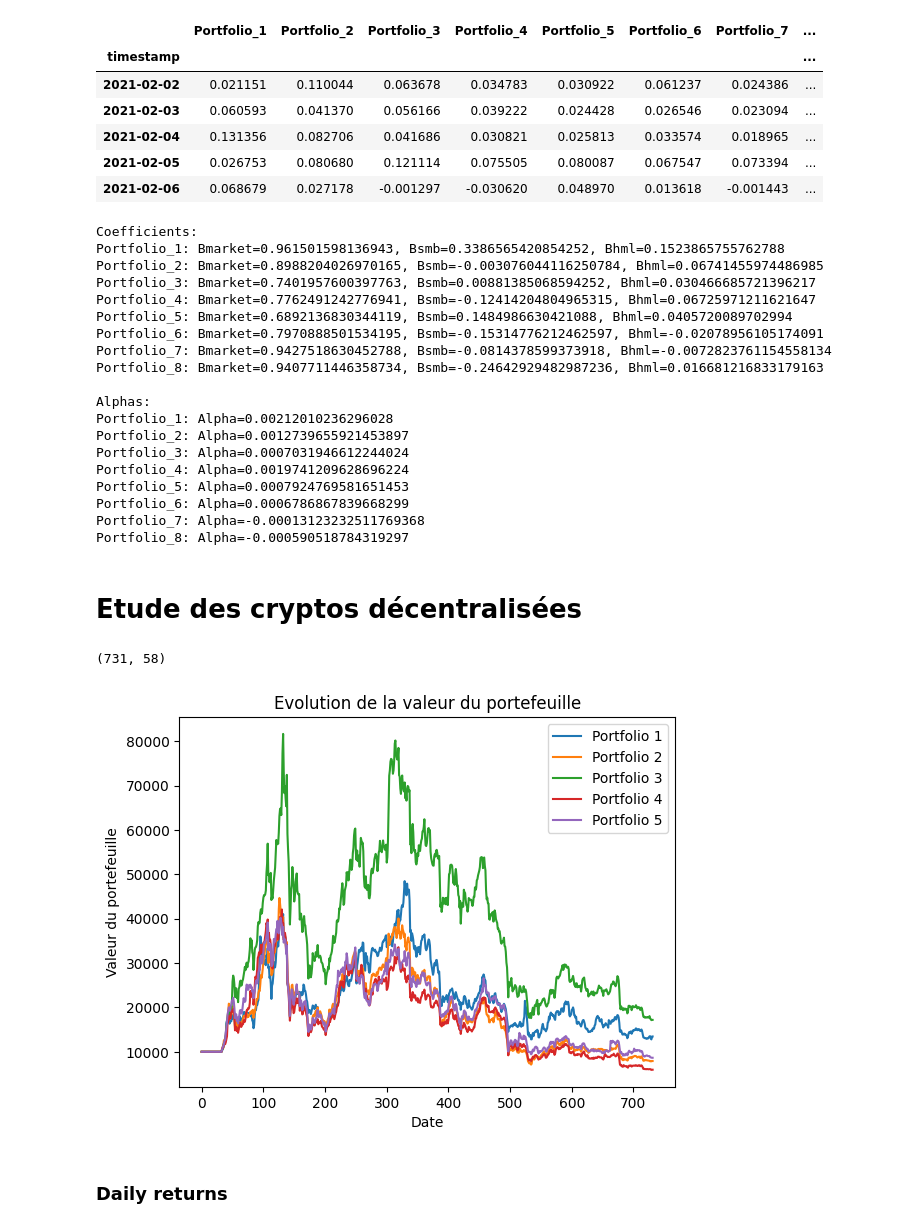
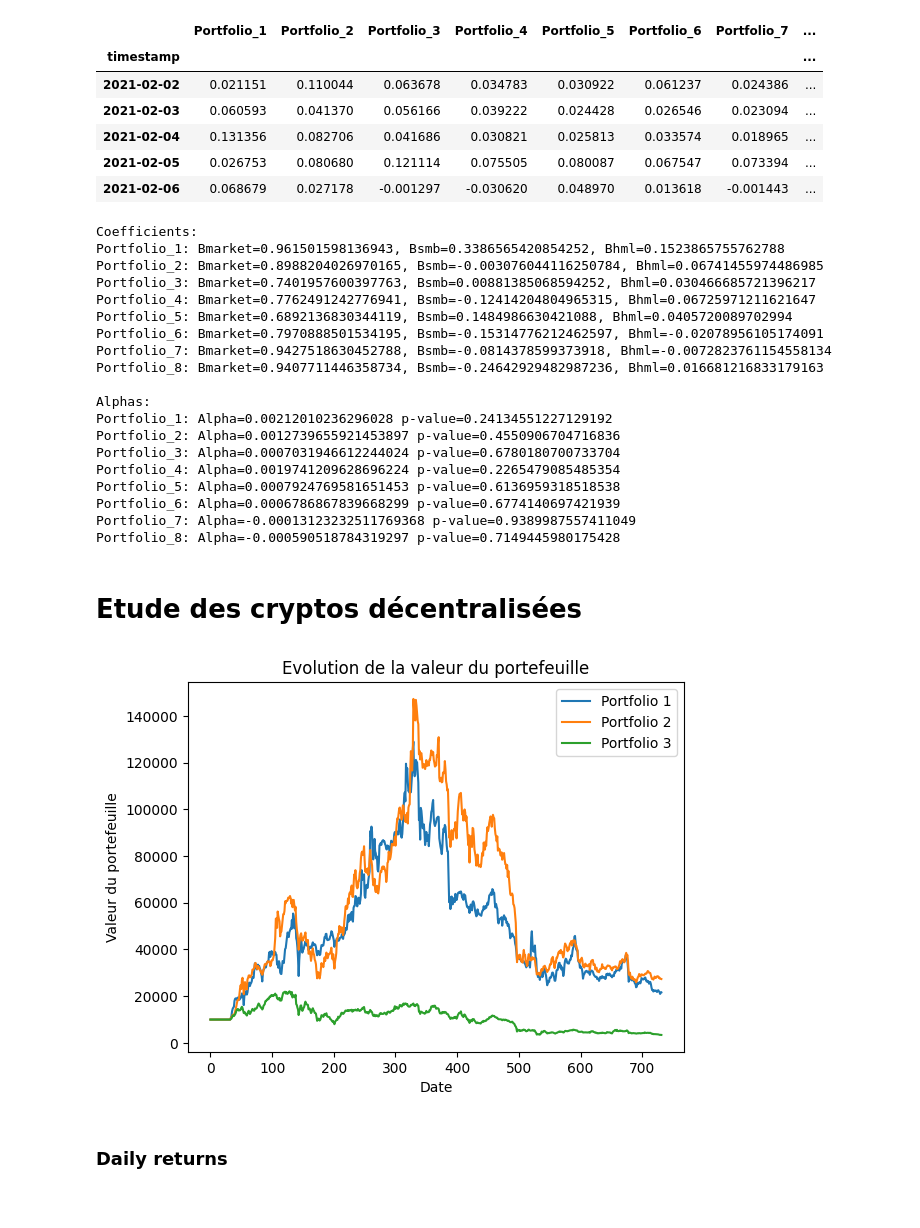
Before and after one commit to meretaensimag/new_momentum, a Jupyter notebook: final_notebook.ipynb, the cells around one changed output. Drawn from its saved outputs; the diff is of its cells as text; code cells hidden in the pictures.

```diff
--- a/final_notebook.ipynb
+++ b/final_notebook.ipynb
@@ -444,7 +523,7 @@ for crypto in crypto_prices.columns:
 
 # on fait pareil pour les cryptomonnaies décentralisées
 decentralized_df = pd.DataFrame()
-decentralized_crypto_names = exchange_info[exchange_info['DeX'] == False]['Unnamed: 0'].values
+decentralized_crypto_names = exchange_info[exchange_info['DeX'] == True]['Unnamed: 0'].values
 for crypto in crypto_prices.columns:
     if crypto in decentralized_crypto_names:
         decentralized_df[crypto] = crypto_prices[crypto]
@@ -1084,6 +1179,7 @@ X = sm.add_constant(X)
 # Select each portfolio as a dependent variable and perform OLS regression
 coefficients = {}
 alphas = {}
+alpha_pvalues = {}
 
 for portfolio in y.columns:
     # Select the current portfolio as the dependent variable
@@ -1100,10 +1196,13 @@ for portfolio in y.columns:
 
     # Get the alpha (intercept)
     alpha = results.params['const']
+    #get the p-value for the alpha coefficient
+    alpha_pvalue = results.pvalues[0]
 
     # Store coefficients and alpha in dictionaries
     coefficients[portfolio] = {'Bmarket': Bmarket, 'Bsmb': Bsmb, 'Bhml': Bhml}
     alphas[portfolio] = alpha
+    alpha_pvalues[portfolio] = alpha_pvalue
 
 # Print the coefficients and alphas for each portfolio
 print("Coefficients:")
@@ -1112,7 +1211,7 @@ for portfolio, coeffs in coefficients.items():
 
 print("\nAlphas:")
 for portfolio, alpha in alphas.items():
-    print(f"{portfolio}: Alpha={alpha}")
+    print(f"{portfolio}: Alpha={alpha} p-value={alpha_pvalues[portfolio]}")
 # %% [output]
 Coefficients:
 Portfolio_1: Bmarket=0.961501598136943, Bsmb=0.3386565420854252, Bhml=0.1523865755762788
@@ -1125,38 +1224,32 @@ Portfolio_7: Bmarket=0.9427518630452788, Bsmb=-0.0814378599373918, Bhml=-0.00728
 Portfolio_8: Bmarket=0.9407711446358734, Bsmb=-0.24642929482987236, Bhml=0.016681216833179163
 
 Alphas:
-Portfolio_1: Alpha=0.00212010236296028
-Portfolio_2: Alpha=0.0012739655921453897
-Portfolio_3: Alpha=0.0007031946612244024
-Portfolio_4: Alpha=0.0019741209628696224
-Portfolio_5: Alpha=0.0007924769581651453
-Portfolio_6: Alpha=0.0006786867839668299
-Portfolio_7: Alpha=-0.00013123232511769368
-Portfolio_8: Alpha=-0.000590518784319297
+Portfolio_1: Alpha=0.00212010236296028 p-value=0.24134551227129192
+Portfolio_2: Alpha=0.0012739655921453897 p-value=0.4550906704716836
+Portfolio_3: Alpha=0.0007031946612244024 p-value=0.6780180700733704
+Portfolio_4: Alpha=0.0019741209628696224 p-value=0.2265479085485354
+Portfolio_5: Alpha=0.0007924769581651453 p-value=0.6136959318518538
+Portfolio_6: Alpha=0.0006786867839668299 p-value=0.6774140697421939
+Portfolio_7: Alpha=-0.00013123232511769368 p-value=0.9389987557411049
+Portfolio_8: Alpha=-0.000590518784319297 p-value=0.7149445980175428
 # %% [markdown]
 # Etude des cryptos décentralisées
 # %%
-portfolio_1_5_decentralized = get_portfolio_compo(decentralized_df, rebalancing_dates, portfolio_index=5, horizon=15)
-premier_portefeuille_decentralise = compute_portfolio_values(decentralized_df, portfolio_1_5_decentralized, rebalancing_dates, portfolio_index=1, horizon=15, initial_value=initial_portfolio_value)
-deuxieme_portefeuille_decentralise = compute_portfolio_values(decentralized_df, portfolio_1_5_decentralized, rebalancing_dates, portfolio_index=2, horizon=15, initial_value=initial_portfolio_value)
-troisieme_portefeuille_decentralise = compute_portfolio_values(decentralized_df, portfolio_1_5_decentralized, rebalancing_dates, portfolio_index=3, horizon=15, initial_value=initial_portfolio_value)
-quatrieme_portefeuille_decentralise = compute_portfolio_values(decentralized_df, portfolio_1_5_decentralized, rebalancing_dates, portfolio_index=4, horizon=15, initial_value=initial_portfolio_value)
-cinquieme_portefeuille_decentralise = compute_portfolio_values(decentralized_df, portfolio_1_5_decentralized, rebalancing_dates, portfolio_index=5, horizon=15, initial_value=initial_portfolio_value)
+portfolio_1_3_decentralized = get_portfolio_compo(decentralized_df, rebalancing_dates, portfolio_index=3, horizon=15)
+premier_portefeuille_decentralise = compute_portfolio_values(decentralized_df, portfolio_1_3_decentralized, rebalancing_dates, portfolio_index=1, horizon=15, initial_value=initial_portfolio_value)
+deuxieme_portefeuille_decentralise = compute_portfolio_values(decentralized_df, portfolio_1_3_decentralized, rebalancing_dates, portfolio_index=2, horizon=15, initial_value=initial_portfolio_value)
+troisieme_portefeuille_decentralise = compute_portfolio_values(decentralized_df, portfolio_1_3_decentralized, rebalancing_dates, portfolio_index=3, horizon=15, initial_value=initial_portfolio_value)
-# %% [output]
-(731, 58)
 # %%
 #on plot les 5 portefeuille
 plt.plot(premier_portefeuille_decentralise, label="Portfolio 1")
 plt.plot(deuxieme_portefeuille_decentralise, label="Portfolio 2")
 plt.plot(troisieme_portefeuille_decentralise, label="Portfolio 3")
-plt.plot(quatrieme_portefeuille_decentralise, label="Portfolio 4")
-plt.plot(cinquieme_portefeuille_decentralise, label="Portfolio 5")
 plt.title('Evolution de la valeur du portefeuille')
 plt.xlabel('Date')
 plt.ylabel('Valeur du portefeuille')
 plt.legend()
 plt.show()
 # %% [output]
-[figure, old version]
+[figure, new version]
 # %% [markdown]
 ### Daily returns
```
Also changed, not shown: parts of 33 cells of this notebook.
